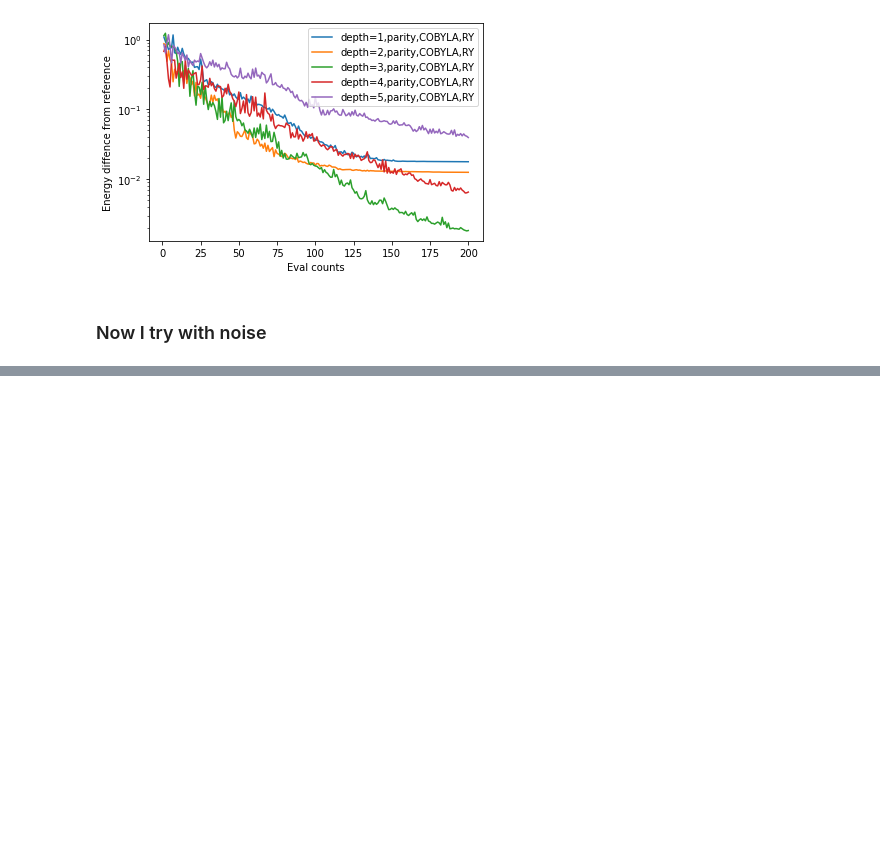
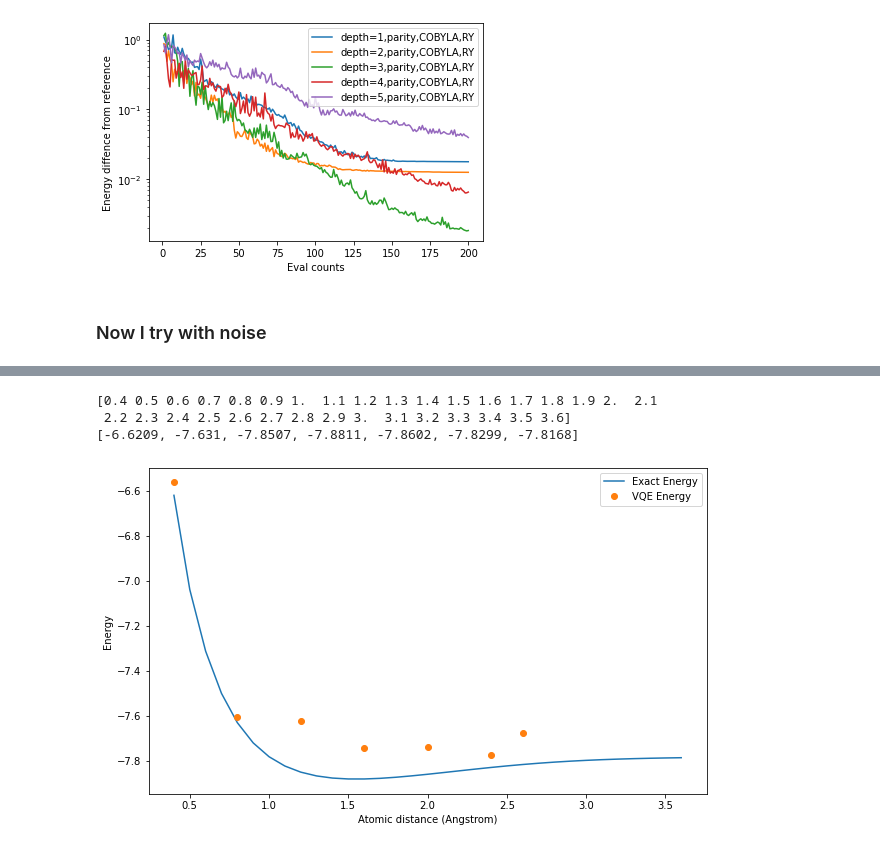
Before and after one commit to filippotramonto/QGSS-FinalProjectTeam47, a Jupyter notebook: FinalProjectTeam47.ipynb, the cells around one changed output, grey strips where cells are left out. Cells and saved outputs as stored; diff of their text form; code cells hidden in the pictures; blank space fills up the shorter version.

```diff
--- a/FinalProjectTeam47.ipynb
+++ b/FinalProjectTeam47.ipynb
@@ -380,0 +1017,23 @@ plt.legend()
+# %%
+distances=[0.4,0.8, 1.2, 1.6, 2., 2.4, 2.6]
+exact_energies1=[-6.6209,-7.631,-7.8507, -7.8811, -7.8602, -7.8299, -7.8168]
+vqe_energies=[-6.56383,-7.60787, -7.62231, -7.7427, -7.73981, -7.77378, -7.6788]
+energies_diff=[vqe_energies[i]-np.round(exact_energies[i],4) for i in range(0,len(vqe_energies))]
+counts=range(1,852)
+values_ar=[]
+deviation_ar=[]
+# %%
+exact_energies=[]
+for inter_dist in np.arange(0.4,3.7,0.1):
+
+    qubitOp, num_spin_orbitals, num_particles, qubit_reduction, total_en_shift = compute_LiH_qubitOp(
+        map_type,
+        inter_dist)
+    #print("total_en_shift",np.round(total_en_shift,4))
+
+    ref = exact_solver(qubitOp)
+#    print("ref. energy=",np.round(np.real(ref[0]),4))
+
+    exact_energy = np.real(ref[0] + total_en_shift)
+#    print("Exact Energy:", np.round(exact_energy,4))
+    exact_energies.append(exact_energy)
@@ -380,0 +1058,8 @@ plt.legend()
+# %%
+dists=np.arange(0.4,3.7,0.1)
+print(dists)
+print(exact_energies)
+# %% [output]
+[0.4 0.5 0.6 0.7 0.8 0.9 1.  1.1 1.2 1.3 1.4 1.5 1.6 1.7 1.8 1.9 2.  2.1
+ 2.2 2.3 2.4 2.5 2.6 2.7 2.8 2.9 3.  3.1 3.2 3.3 3.4 3.5 3.6]
+[-6.6209, -7.631, -7.8507, -7.8811, -7.8602, -7.8299, -7.8168]
@@ -380,0 +1070,10 @@ plt.legend()
+# %%
+plt.figure(figsize=(10,6))
+plt.plot(dists, exact_energies, label="Exact Energy")
+plt.plot(distances, vqe_energies,'o', label="VQE Energy")
+plt.xlabel('Atomic distance (Angstrom)')
+plt.ylabel('Energy')
+plt.legend()
+plt.show()
+# %% [output]
+[figure, added]
```
Also changed, not shown: parts of 23 cells of this notebook.
